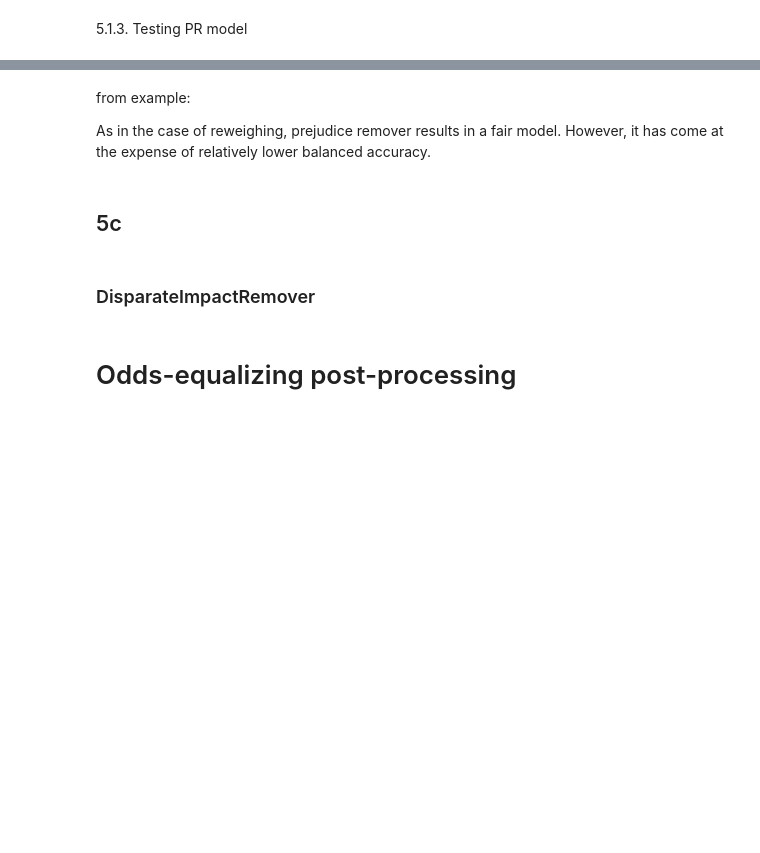
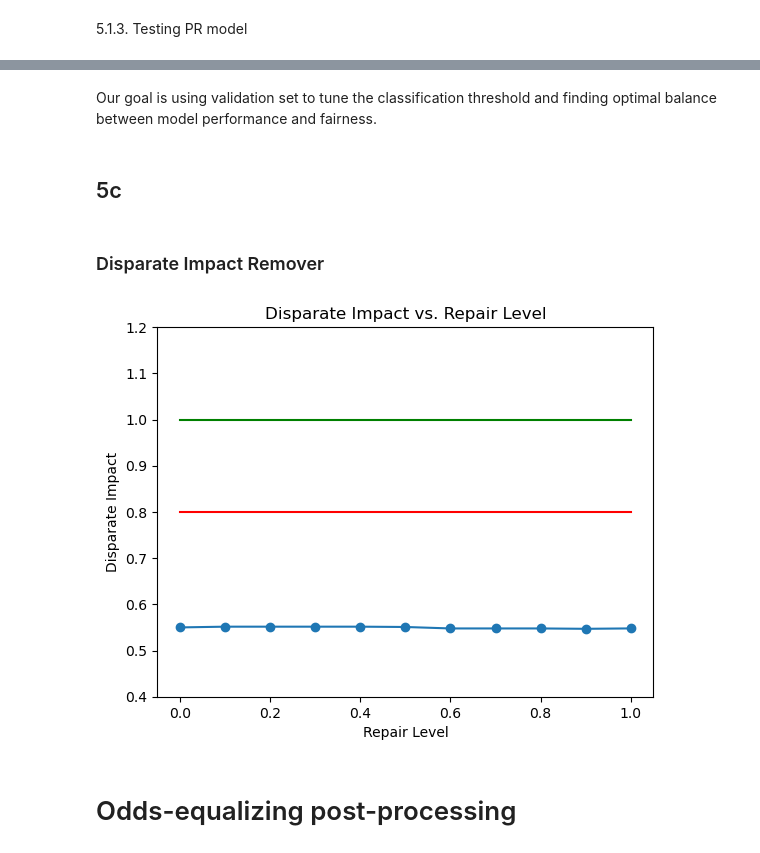
Before and after one commit to gracejiang0929/FA24_DSC180A_Repo, a Jupyter notebook: pt3-bias-mitigation.ipynb, the cells around one changed output, grey strips where cells are left out. Cells and saved outputs as stored; diff of their text form; code cells hidden in the pictures; blank space fills up the shorter version.

```diff
--- a/pt3-bias-mitigation.ipynb
+++ b/pt3-bias-mitigation.ipynb
@@ -1403,14 +1524,12 @@ val_metrics = test(dataset=dataset,
                    model=pr_orig_panel19,
                    thresh_arr=thresh_arr)
 pr_orig_best_ind = np.argmax(val_metrics['bal_acc'])
-# %% [markdown]
-from example:
-
-As in the case of reweighing, prejudice remover results in a fair model. However, it has come at the expense of relatively lower balanced accuracy.
+# %% [markdown]
+Our goal is using validation set to tune the classification threshold and finding optimal balance between model performance and fairness.
 # %% [markdown]
 ## 5c
 # %% [markdown]
-### DisparateImpactRemover
+### Disparate Impact Remover
 # %%
 from aif360.algorithms.preprocessing import DisparateImpactRemover
 from sklearn.preprocessing import MinMaxScaler
@@ -1454,3 +1584,51 @@ plt.show()
+# %%
+# ------------------------------------------------------
+### 11/15 11:18AM
+
+from aif360.algorithms.preprocessing import DisparateImpactRemover
+from sklearn.preprocessing import MinMaxScaler
+import numpy as np
+from sklearn.linear_model import LogisticRegression
+from aif360.metrics import BinaryLabelDatasetMetric
+import matplotlib.pyplot as plt
+
+repair_levels = np.linspace(0., 1., 11)
+disparate_impacts = []
+index = dataset_orig_panel19_train.feature_names.index(sens_attr)
+
+scaler = MinMaxScaler()
+
+dataset_orig_panel19_train.features = scaler.fit_transform(dataset_orig_panel19_train.features)
+dataset_orig_panel19_test.features = scaler.transform(dataset_orig_panel19_test.features)
+
+for level in repair_levels:
+    di = DisparateImpactRemover(repair_level=level)
+    train_repd = di.fit_transform(dataset_orig_panel19_train)
+    test_repd = di.fit_transform(dataset_orig_panel19_test)
+
+    X_train = np.delete(train_repd.features, index, axis=1)
+    X_test = np.delete(test_repd.features, index, axis=1)
+    y_train = train_repd.labels.ravel()
+
+    model = LogisticRegression(class_weight='balanced', solver='liblinear')
+    model.fit(X_train, y_train)
+
+    test_repd_pred = test_repd.copy()
+    test_repd_pred.labels = model.predict(X_test)
+
+    metric = BinaryLabelDatasetMetric(test_repd_pred, privileged_groups=privileged_groups, unprivileged_groups=unprivileged_groups)
+    disparate_impacts.append(metric.disparate_impact())
+
+plt.plot(repair_levels, disparate_impacts, marker='o')
+plt.plot([0, 1], [1, 1], 'g')
+plt.plot([0, 1], [0.8, 0.8], 'r')
+plt.ylim([0.4, 1.2])
+plt.xlabel('Repair Level')
+plt.ylabel('Disparate Impact')
+plt.title('Disparate Impact vs. Repair Level')
+plt.show()
+# %% [output]
+[figure, added]
 # %% [markdown]
 # Odds-equalizing post-processing
 # %%
```
Also changed, not shown: parts of 35 cells of this notebook.
